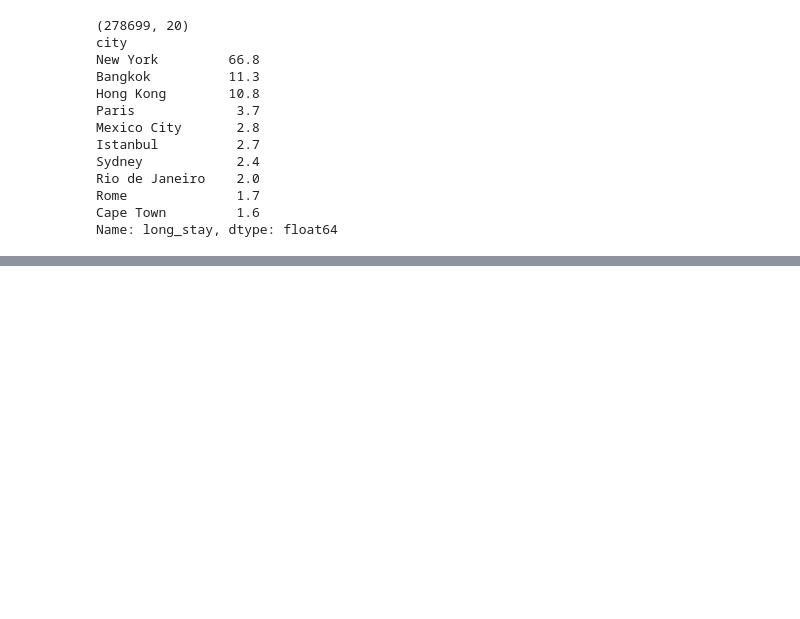
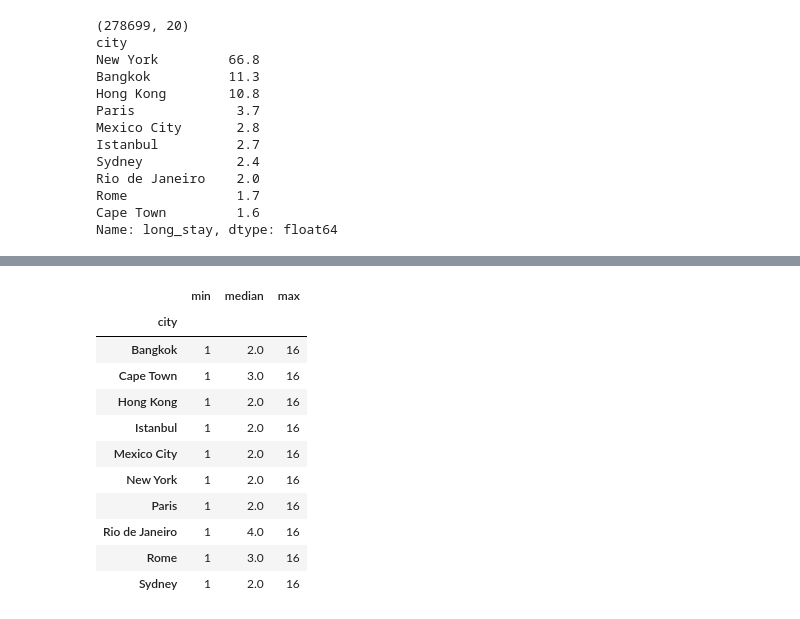
Before and after one commit to PabloArrHdez/Python, a Jupyter notebook: AirBnb/notebook.ipynb, the cells around one changed output, grey strips where cells are left out. Drawn from its saved outputs; the diff is of its cells as text; code cells hidden in the pictures; blank space fills up the shorter version.

```diff
--- a/AirBnb/notebook.ipynb
+++ b/AirBnb/notebook.ipynb
@@ -313,0 +318,16 @@ memory usage: 39.1+ MB
+# %%
+# 2. Máximo por ciudad (¿hay valores raros?)
+listings_reduce.groupby("city")["accommodates"].agg(["min", "median", "max"])
+# %% [output]
+|  | min | median | max |
+| city |  |  |  |
+| Bangkok | 1 | 2.0 | 16 |
+| Cape Town | 1 | 3.0 | 16 |
+| Hong Kong | 1 | 2.0 | 16 |
+| Istanbul | 1 | 2.0 | 16 |
+| Mexico City | 1 | 2.0 | 16 |
+| New York | 1 | 2.0 | 16 |
+| Paris | 1 | 2.0 | 16 |
+| Rio de Janeiro | 1 | 4.0 | 16 |
+| Rome | 1 | 3.0 | 16 |
+| Sydney | 1 | 2.0 | 16 |
```
Also changed, not shown: parts of 4 cells of this notebook.
